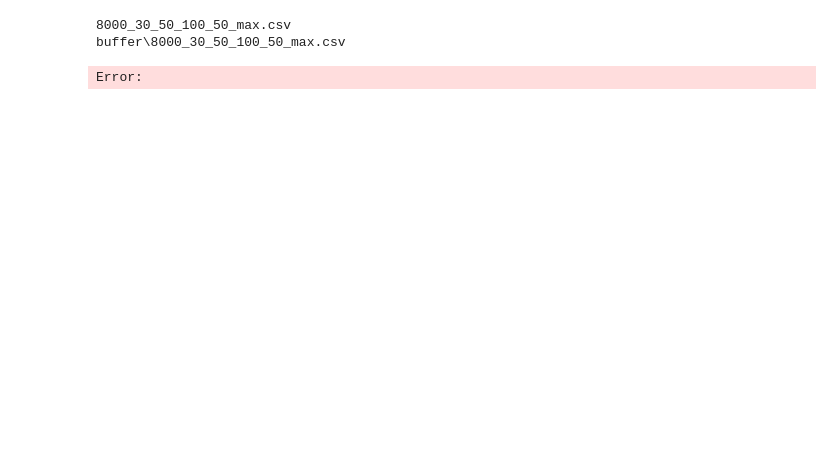
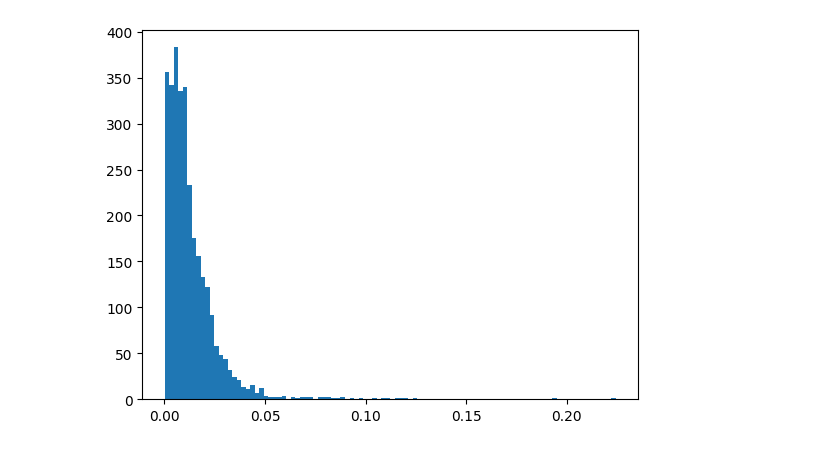
Before and after one commit to Grigor2003/Voice-Activity-Detection, a Jupyter notebook: other/openSRL_vad_labeling.ipynb, the cells around one changed output. Cells and saved outputs as stored; diff of their text form; code cells hidden in the pictures; blank space fills up the shorter version.

```diff
--- a/other/openSRL_vad_labeling.ipynb
+++ b/other/openSRL_vad_labeling.ipynb
@@ -63,22 +63,18 @@ class WebrtcVadLabelMaker:
 
         return item_wise_mask, region_labels
 # %%
-openSLR_data_directory = 'data/train-clean-100'
+openSLR_data_directory = '../data/train-clean-100'
 where_to_save = 'buffer'
 
 vad = WebrtcVadLabelMaker(2, vad_window_ms, vad_overlap_ratio, deciding_method)
 
-audio_files_paths = OpenSLRDataset.get_files_by_extension(openSLR_data_directory, ext='flac')
+audio_files_paths = get_files_by_extension(openSLR_data_directory, ext='flac', rel=True)
 
 txt_file_path = f'{target_sample_rate}_{vad_window_ms}_{int(vad_overlap_ratio * 100)}_{int(label_region_s * 1000)}_{int(label_overlap_ratio * 100)}_{deciding_method}.csv'
 print(txt_file_path)
 os.makedirs(where_to_save, exist_ok=True)
 txt_file_path = os.path.join(where_to_save, txt_file_path)
 print(txt_file_path)
-# %% [output]
-8000_30_50_100_50_max.csv
-buffer\8000_30_50_100_50_max.csv
-Error:
 # %%
 if len(audio_files_paths) > 0:
     with open(txt_file_path, 'w') as file:
@@ -95,3 +91,26 @@ if len(audio_files_paths) > 0:
 
 else:
     print(len(audio_files_paths), "audio files not found")
+# %%
+from numpy import histogram
+
+audio_files_paths = get_files_by_extension("../data/MSDWild/raw_wav", ext='wav', rel=False)
+
+means = []
+maxes = []
+stds = []
+mines = []
+for audio_path in tqdm(audio_files_paths[:3000]):
+    aw = AudioWorker(audio_path).load()
+
+    w = aw.wave
+    E = w ** 2
+    means.append(E.mean())
+    stds.append(E.std())
+
+    mines.append(E.min())
+    maxes.append(E.max())
+# %%
+plt.hist(means, bins=100);
+# %% [output]
+[figure, added]
```
Also changed, not shown: parts of 4 cells of this notebook, 12 other files.
